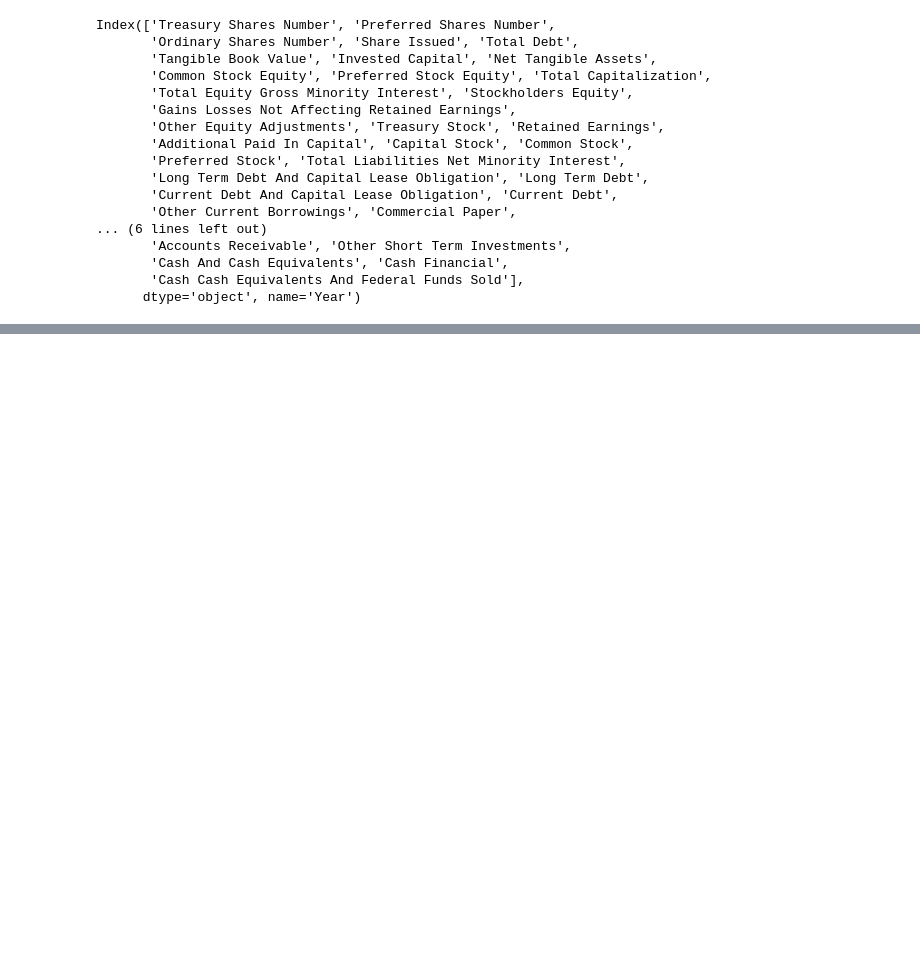
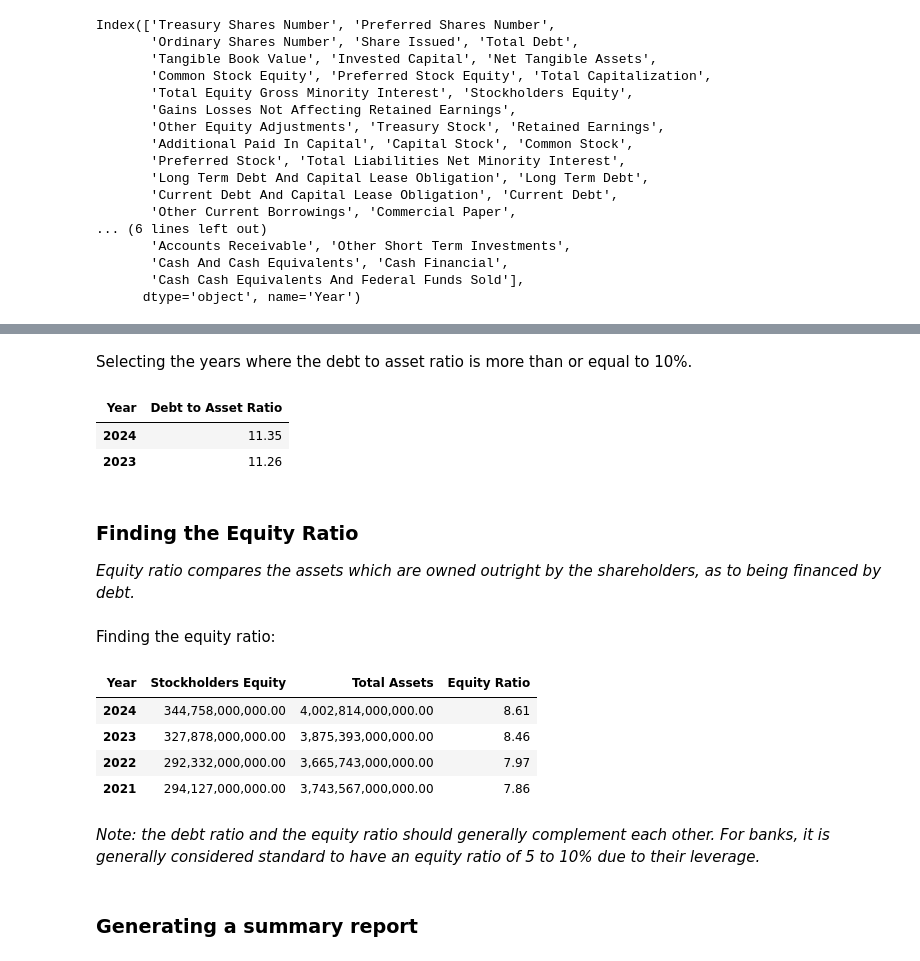
Before and after one commit to pvtzurbito/data_science, a Jupyter notebook: Learning Pandas/pandas101.ipynb, the cells around one changed output, grey strips where cells are left out. Saved outputs shown, nothing was run; the diff lists cells and outputs as text; code cells hidden in the pictures; blank space fills up the shorter version.

Commit message:
Generated a summary report and exported using a csv.

```diff
--- a/Learning Pandas/pandas101.ipynb
+++ b/Learning Pandas/pandas101.ipynb
@@ -195,0 +200,27 @@ balance_t[['Total Debt', 'Total Assets', 'Debt to Asset Ratio']]
+# %% [markdown]
+Selecting the years where the debt to asset ratio is more than or equal to 10%.
+# %%
+high_debt = balance_t[(balance_t['Debt to Asset Ratio'] >=10)]
+high_debt[['Debt to Asset Ratio']]
+# %% [output]
+| Year | Debt to Asset Ratio |
+| 2024 | 11.35 |
+| 2023 | 11.26 |
+# %% [markdown]
+### Finding the Equity Ratio
+*Equity ratio compares the assets which are owned outright by the shareholders, as to being financed by debt.*
+# %% [markdown]
+Finding the equity ratio:
+# %%
+balance_t['Equity Ratio'] = (balance_t['Stockholders Equity'] / balance_t['Total Assets']) * 100
+balance_t[['Stockholders Equity', 'Total Assets', 'Equity Ratio']]
+# %% [output]
+| Year | Stockholders Equity | Total Assets | Equity Ratio |
+| 2024 | 344,758,000,000.00 | 4,002,814,000,000.00 | 8.61 |
+| 2023 | 327,878,000,000.00 | 3,875,393,000,000.00 | 8.46 |
+| 2022 | 292,332,000,000.00 | 3,665,743,000,000.00 | 7.97 |
+| 2021 | 294,127,000,000.00 | 3,743,567,000,000.00 | 7.86 |
+# %% [markdown]
+*Note: the debt ratio and the equity ratio should generally complement each other. For banks, it is generally considered standard to have an equity ratio of 5 to 10% due to their leverage.*
+# %% [markdown]
+### Generating a summary report
```
Also changed, not shown: parts of 5 cells of this notebook, 1 other file.
